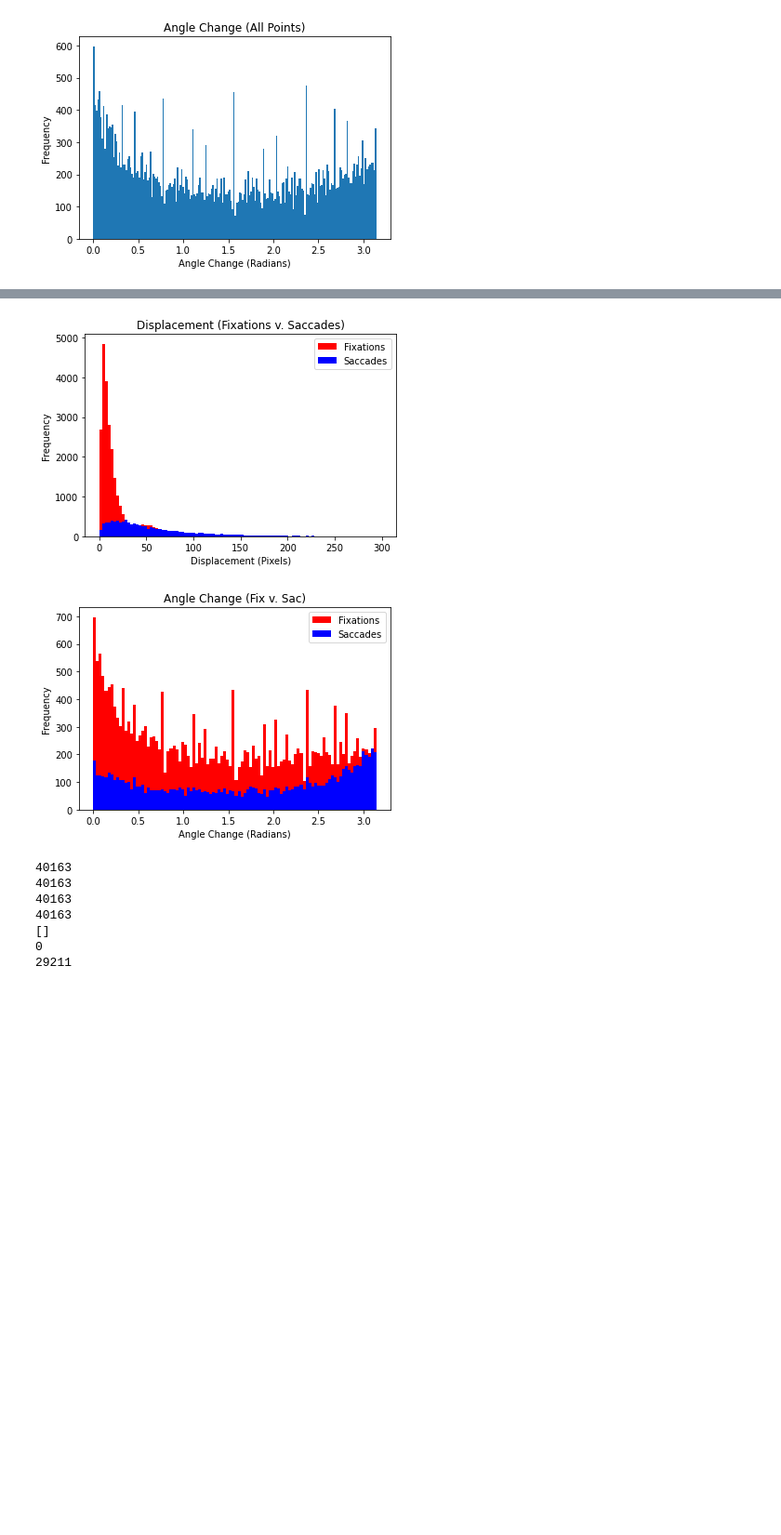
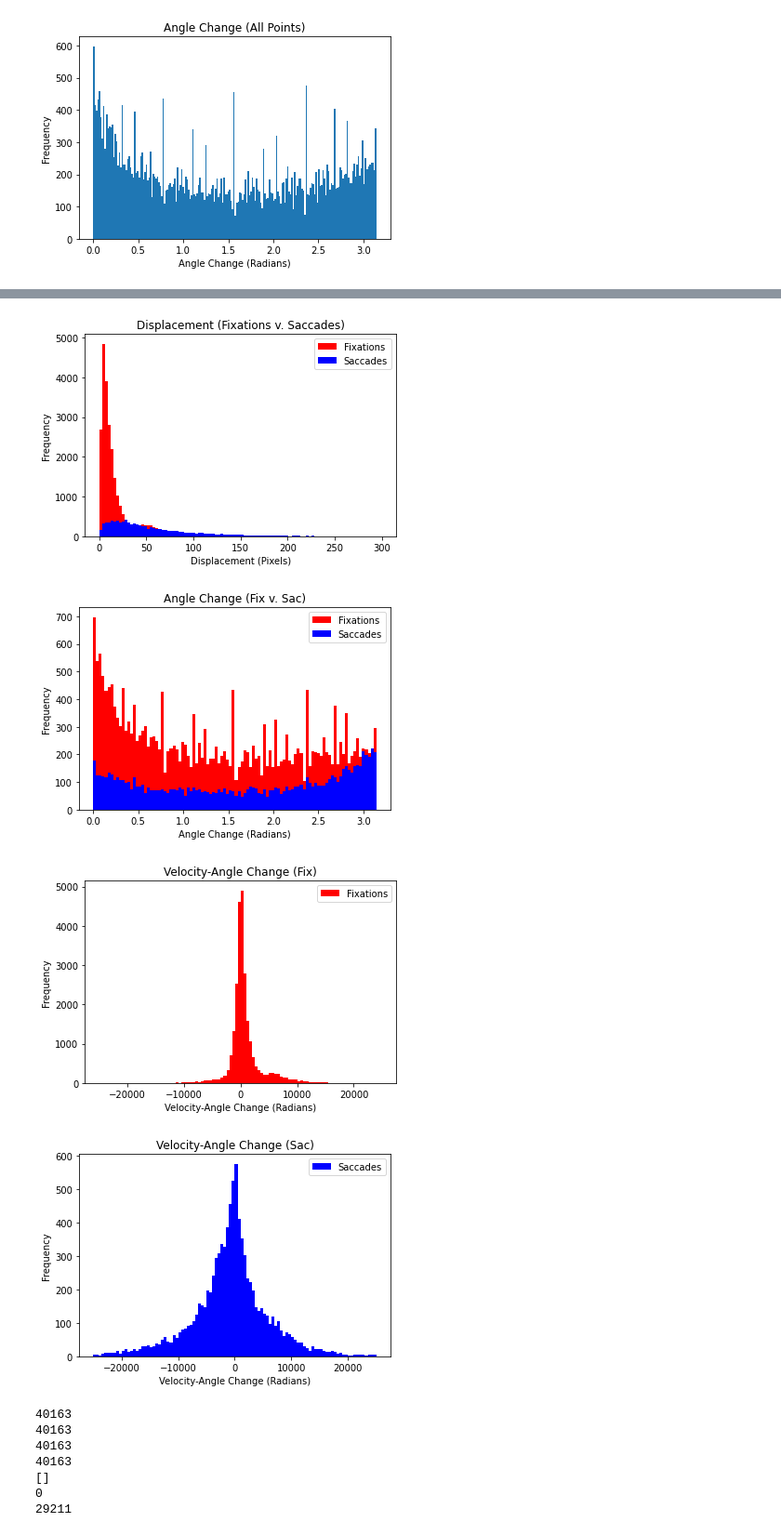
Before and after one commit to Josef733/eyetracker, a Jupyter notebook: Algorithms.ipynb, the cells around one changed output, grey strips where cells are left out. Shown at 93% size. Saved outputs shown, nothing was run; the diff lists cells and outputs as text; code cells hidden in the pictures; blank space fills up the shorter version.

```diff
--- a/Algorithms.ipynb
+++ b/Algorithms.ipynb
@@ -241,3 +241,13 @@ plt.ylabel("Frequency")
 plt.show()
 # %% [output]
 [figure]
+# %%
+point_velo_eff = []
+
+print(point_velo_corr[0])
+print(theta_np[0])
+
+print(point_velo_corr[0] * np.cos(theta_np[0]))
+
+for i in range(len(point_velo_corr)):
+    point_velo_eff.append(point_velo_corr[i] * np.cos(theta_np[i]))
@@ -264,6 +278,9 @@ sac_displacement = []
 fix_velo = []
 sac_velo = []
 
+fix_velo_eff = []
+sac_velo_eff = []
+
 fix_theta = []
 sac_theta = []
 
@@ -280,6 +297,7 @@ for i in range (len(f_type_corr)):
         fix_displacement.append(point_disp_corr[i])
         fix_velo.append(point_velo_corr[i])
         fix_theta.append(theta_np[i])
+        fix_velo_eff.append(point_velo_eff[i])
         classifier.append("fixation")
 
     elif f_type_corr[i] == "Saccade":
@@ -290,6 +308,7 @@ for i in range (len(f_type_corr)):
         sac_displacement.append(point_disp_corr[i])
         sac_velo.append(point_velo_corr[i])
         sac_theta.append(theta_np[i])
+        sac_velo_eff.append(point_velo_eff[i])
         classifier.append("saccade")
 
     else:
@@ -362,33 +381,51 @@ plt.show()
 
 plt.hist(fix_displacement,100,range=[0,300], color ="red",label="Fixations")
 plt.hist(sac_displacement,100,range=[0,300], color ="blue",label="Saccades")
 plt.legend()
 plt.title("Displacement (Fixations v. Saccades)")
 plt.xlabel("Displacement (Pixels)")
 plt.ylabel("Frequency")
 plt.savefig("Fixations_saccades_disp_hist")
 plt.show()
 
 plt.hist(fix_theta,100, color ="red",label="Fixations")
 plt.hist(sac_theta,100, color ="blue",label="Saccades")
 plt.legend()
 plt.title("Angle Change (Fix v. Sac)")
 plt.xlabel("Angle Change (Radians)")
 plt.ylabel("Frequency")
 plt.savefig("Fix_v_sac_angle_hist")
 plt.show()
+
+plt.hist(fix_velo_eff,100,range=[-25000,25000],color ="red",label="Fixations")
+plt.legend()
+plt.title("Velocity-Angle Change (Fix)")
+plt.xlabel("Velocity-Angle Change (Radians)")
+plt.ylabel("Frequency")
+plt.savefig("Fix_vel_angle_hist")
+plt.show()
+
+plt.hist(sac_velo_eff,100,range=[-25000,25000],color ="blue",label="Saccades")
+plt.legend()
+plt.title("Velocity-Angle Change (Sac)")
+plt.xlabel("Velocity-Angle Change (Radians)")
+plt.ylabel("Frequency")
+plt.savefig("Sac_vel_angle_hist")
+plt.show()
 # %% [output]
 40163
 40163
 40163
 40163
 40163
 [figure]
 [figure]
 [figure]
 [figure]
 [figure]
 [figure]
+[figure, added]
+[figure, added]
 # %%
 np.savetxt('x_values.txt', np.array(x_val_corr), fmt='%.2f')
 np.savetxt('y_values.txt', np.array(y_val_corr), fmt='%.2f')
```
Also changed, not shown: parts of 6 cells of this notebook, 9 other files.
